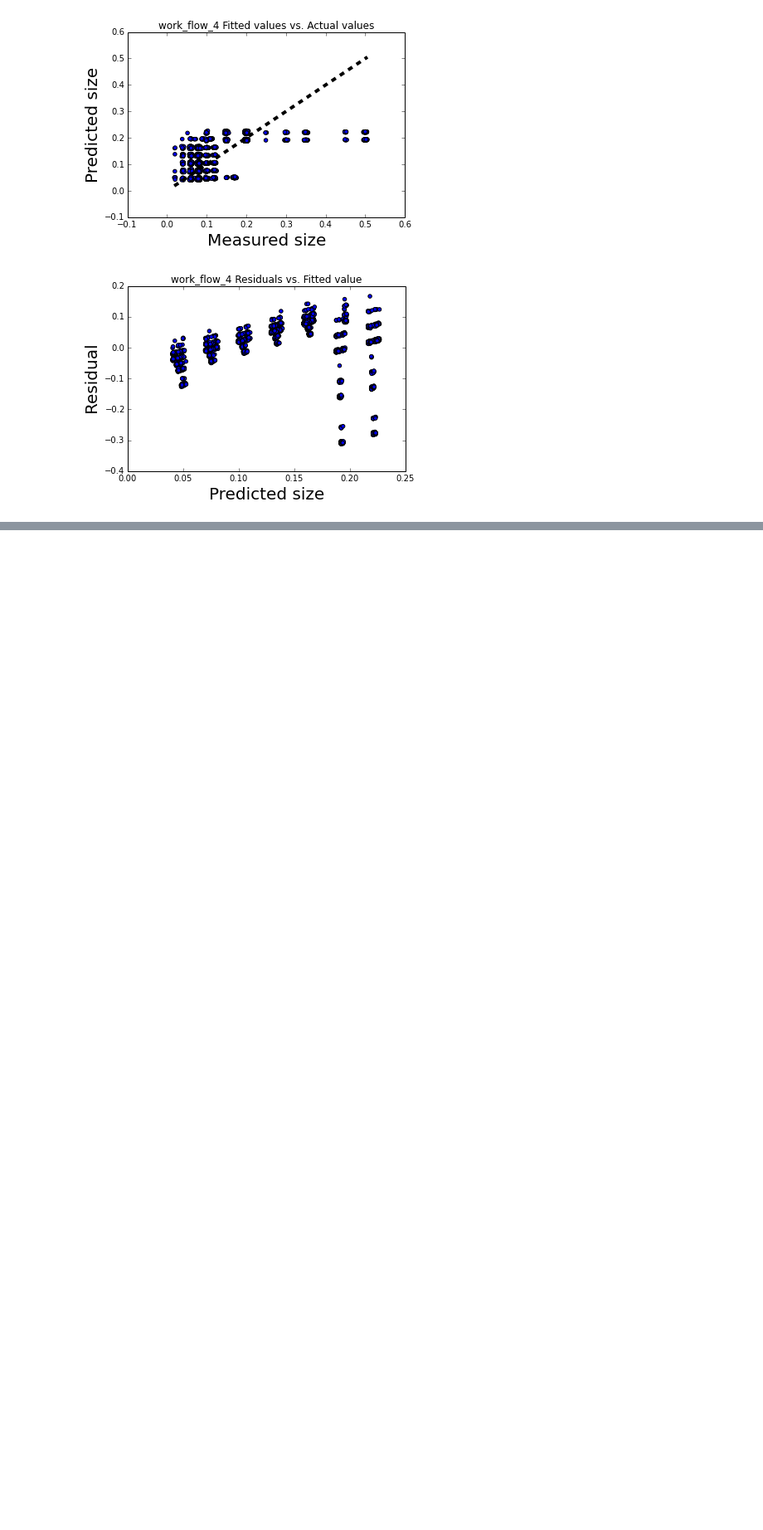
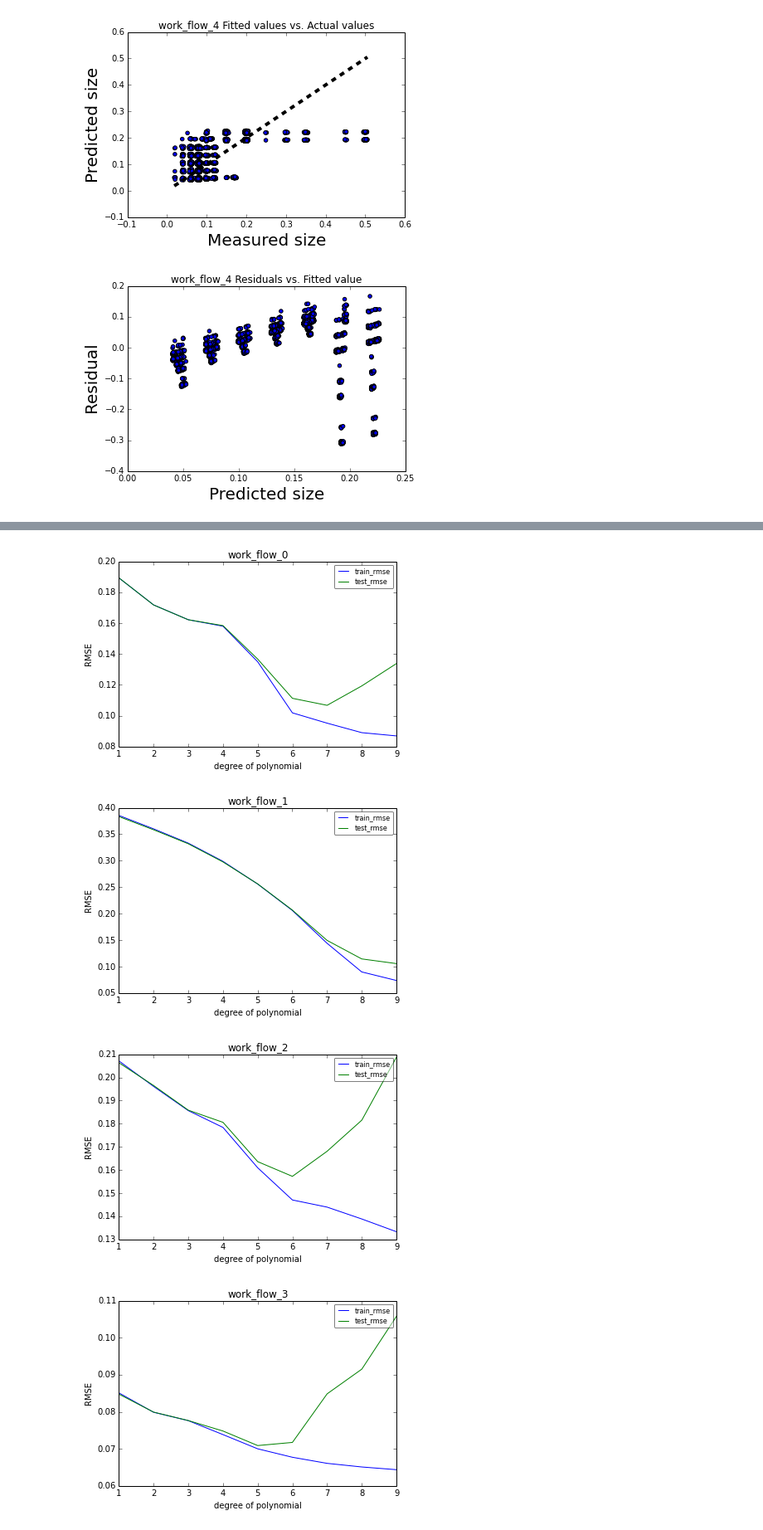
Before and after one commit to HonglanHuang/ee219, a Jupyter notebook: project4/codes/Part 2d.ipynb, the cells around one changed output, grey strips where cells are left out. Shown at 83% size. Saved outputs shown, nothing was run; the diff lists cells and outputs as text; code cells hidden in the pictures; blank space fills up the shorter version.

```diff
--- a/project4/codes/Part 2d.ipynb
+++ b/project4/codes/Part 2d.ipynb
@@ -100,0 +107,64 @@ for work_flow_id, agg in df.groupby([labels[3]]):
+# %%
+# get the rmse
+def get_rmse(target, predict):
+    n = len(predict)
+    total = sum([(target[i] - predict[i])**2 for i in range(n)])
+    return (total / n) ** 0.5
+# %%
+# plot the rmse
+def plot_rmse(degree, train_rmse, test_rmse, title):
+    plt.plot(degree, train_rmse, label = "train_rmse")
+    plt.plot(degree, test_rmse, label = "test_rmse")
+    plt.title(title)
+    plt.xlabel('degree of polynomial')
+    plt.ylabel('RMSE')
+    plt.legend(loc = 1, fancybox = True, framealpha = 0.5, prop = {'size': 8})
+    plt.show()
+# %%
+from sklearn.model_selection import KFold
+from sklearn.preprocessing import PolynomialFeatures
+from sklearn.linear_model import LinearRegression
+from sklearn.pipeline import Pipeline
+
+degree_of_poly = range(1, 10)
+n_splits = 10
+kf = KFold(n_splits = n_splits)
+
+for work_flow_id, agg in df.groupby([labels[3]]):
+    # get the scalar form of every work_file_id
+    dataset_scalar = map(transform_to_scalar, agg.as_matrix())
+
+    train_rmse = [0] * len(degree_of_poly)
+    test_rmse = [0] * len(degree_of_poly)
+
+    for train_index, test_index in kf.split(dataset_scalar):
+        train_set = [dataset_scalar[i] for i in train_index]
+        test_set = [dataset_scalar[i] for i in test_index]
+        train = map(lambda x: x[:3] + x[4:5], train_set)
+        train_target = map(lambda x: x[5], train_set)
+        test = map(lambda x: x[:3] + x[4:5], test_set)
+        test_target = map(lambda x: x[5], test_set)
+
+        for i, degree in enumerate(degree_of_poly):
+            polynomial_features = PolynomialFeatures(degree)
+            linear_regression = LinearRegression()
+
+            pipeline = Pipeline([("polynomial_features", polynomial_features),
+                         ("linear_regression", linear_regression)])
+            pipeline.fit(train, train_target)
+
+            train_predict = pipeline.predict(train)
+            test_predict = pipeline.predict(test)
+
+            train_rmse[i] += get_rmse(train_target, train_predict)
+            test_rmse[i] += get_rmse(test_target, test_predict)
+
+    train_rmse = map(lambda x: (x / 10) ** 0.5, train_rmse)
+    test_rmse = map(lambda x: (x / 10) ** 0.5, test_rmse)
+
+    plot_rmse(degree_of_poly, train_rmse, test_rmse, work_flow_id)
+# %% [output]
+[figure, added]
+[figure, added]
+[figure, added]
+[figure, added]
```
Also changed, not shown: parts of 3 cells of this notebook.
